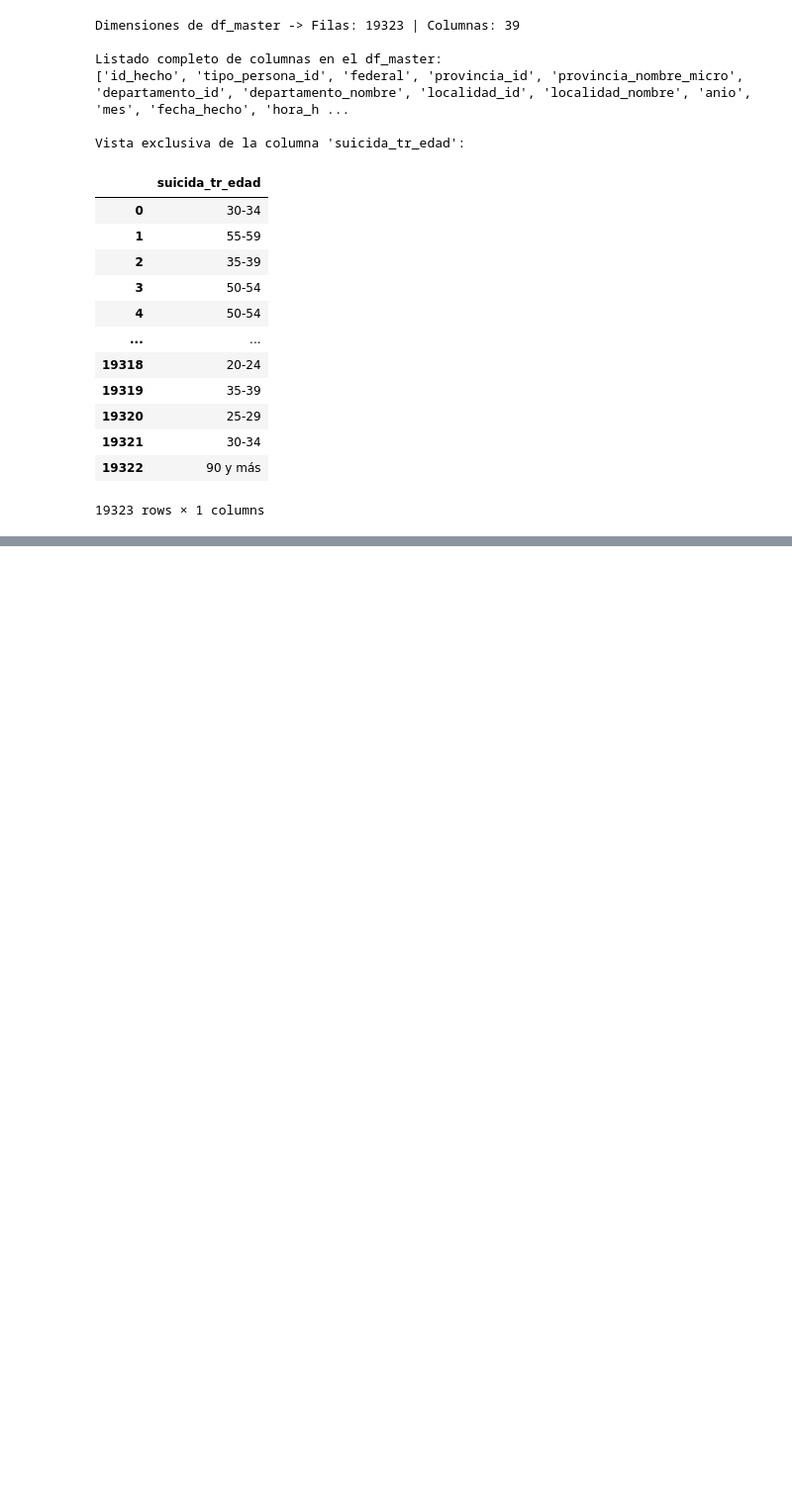
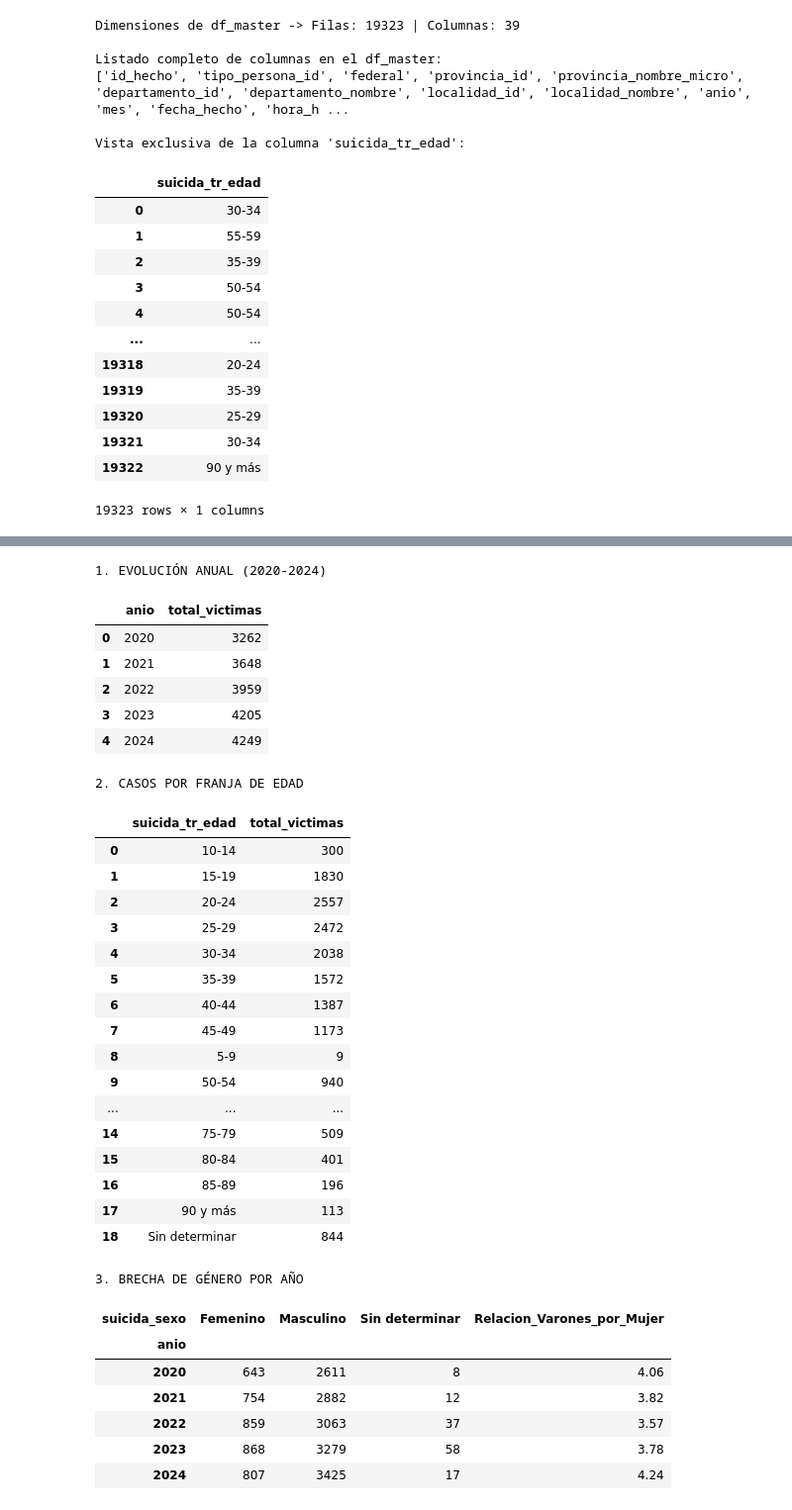
Before and after one commit to fce-laboratoriotp/tp-labo, a Jupyter notebook: notebook_prueba.ipynb, the cells around one changed output, grey strips where cells are left out. Shown at 99% size. Drawn from its saved outputs; the diff is of its cells as text; code cells hidden in the pictures; blank space fills up the shorter version.

Commit message:
Agregar cálculo de resúmenes estadísticos con "groupby" y explicación metodológica en markdown

```diff
--- a/notebook_prueba.ipynb
+++ b/notebook_prueba.ipynb
@@ -406,0 +420,64 @@ Vista exclusiva de la columna 'suicida_tr_edad':
+# %%
+# BLOQUE 1: CÁLCULO DE TABLAS Y NÚMEROS AGRUPADOS
+import pandas as pd
+
+# 1. TOTAL DE VÍCTIMAS POR AÑO (Evolución temporal)
+# Agrupamos por 'anio' y contamos la cantidad de personas (filas) por año
+
+resumen_anual = df_master.groupby("anio").size().reset_index(name="total_victimas")
+
+print("1. EVOLUCIÓN ANUAL (2020-2024)")
+display(resumen_anual)
+
+# 2. TOTAL DE VÍCTIMAS POR EDAD (Franjas etarias)
+# Agrupamos por la columna de edad respetando el orden que le dimos antes
+
+resumen_edad = df_master.groupby("suicida_tr_edad", observed=False).size().reset_index(name="total_victimas")
+
+print("\n2. CASOS POR FRANJA DE EDAD")
+display(resumen_edad)
+
+# 3. COMPARACIÓN DE VARONES VS MUJERES POR AÑO (Brecha de género)
+# Agrupamos por año y por sexo, y ponemos los sexos en columnas separadas
+
+resumen_sexo = df_master.groupby(["anio", "suicida_sexo"], observed=False).size().unstack(fill_value=0)
+
+# Calculamos la relación: dividimos Varones / Mujeres. Permite cuantificar numéricamente y de manera directa la brecha de género por año.
+resumen_sexo["Relacion_Varones_por_Mujer"] = (resumen_sexo["Masculino"] / resumen_sexo["Femenino"]).round(2)
+
+print("\n3. BRECHA DE GÉNERO POR AÑO")
+display(resumen_sexo)
+# %% [output]
+1. EVOLUCIÓN ANUAL (2020-2024)
+|  | anio | total_victimas |
+| 0 | 2020 | 3262 |
+| 1 | 2021 | 3648 |
+| 2 | 2022 | 3959 |
+| 3 | 2023 | 4205 |
+| 4 | 2024 | 4249 |
+2. CASOS POR FRANJA DE EDAD
+|  | suicida_tr_edad | total_victimas |
+| 0 | 10-14 | 300 |
+| 1 | 15-19 | 1830 |
+| 2 | 20-24 | 2557 |
+| 3 | 25-29 | 2472 |
+| 4 | 30-34 | 2038 |
+| 5 | 35-39 | 1572 |
+| 6 | 40-44 | 1387 |
+| 7 | 45-49 | 1173 |
+| 8 | 5-9 | 9 |
+| 9 | 50-54 | 940 |
+| ... | ... | ... |
+| 14 | 75-79 | 509 |
+| 15 | 80-84 | 401 |
+| 16 | 85-89 | 196 |
+| 17 | 90 y más | 113 |
+| 18 | Sin determinar | 844 |
+3. BRECHA DE GÉNERO POR AÑO
+| suicida_sexo | Femenino | Masculino | Sin determinar | Relacion_Varones_por_Mujer |
+| anio |  |  |  |  |
+| 2020 | 643 | 2611 | 8 | 4.06 |
+| 2021 | 754 | 2882 | 12 | 3.82 |
+| 2022 | 859 | 3063 | 37 | 3.57 |
+| 2023 | 868 | 3279 | 58 | 3.78 |
+| 2024 | 807 | 3425 | 17 | 4.24 |
```
Also changed, not shown: parts of 6 cells of this notebook.
